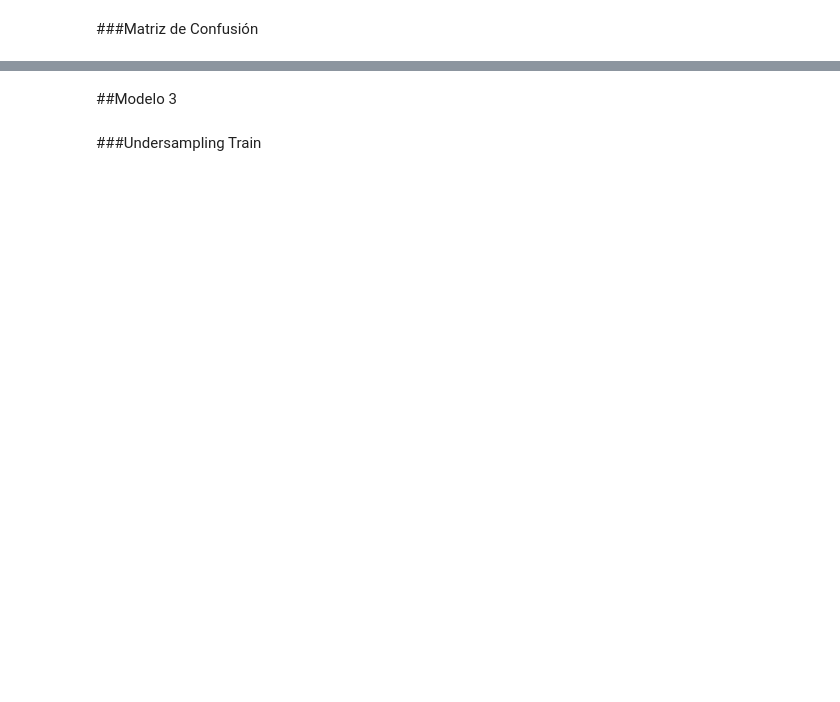
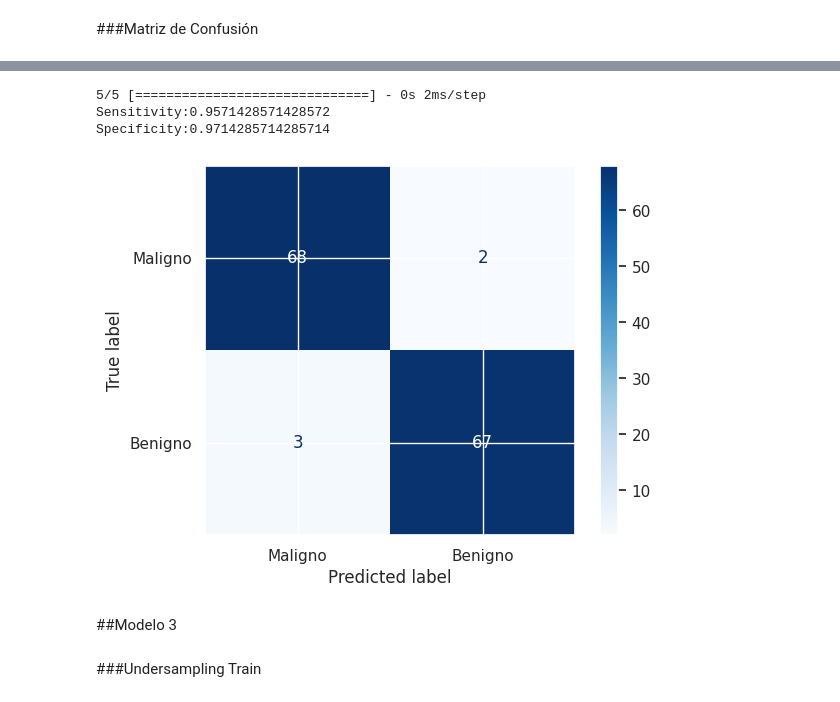
Before and after one commit to Daniel-1A/ProyectoSP1-BreastClasification, a Jupyter notebook: Proyecto_1.ipynb, the cells around one changed output, grey strips where cells are left out. Drawn from its saved outputs; the diff is of its cells as text; code cells hidden in the pictures; blank space fills up the shorter version.

```diff
--- a/Proyecto_1.ipynb
+++ b/Proyecto_1.ipynb
@@ -572,7 +587,7 @@ test_target2 = oversampled_test[dependent_variables]
 ###Modelo
 # %%
 # Lets build the model. NOTE: this is the construction of the architecture of the model!
-normal_model = tf.keras.models.Sequential([
+normal_model2 = tf.keras.models.Sequential([
   tf.keras.layers.InputLayer(input_shape=(len(independent_variables))),
   tf.keras.layers.Dense(units=16, activation='relu'),
   tf.keras.layers.Dense(units=16, activation='relu'),
@@ -580,10 +595,10 @@ normal_model = tf.keras.models.Sequential([
   ])
 
 # Now lets compile the model. NOTE: These are the finishing touches before having a fully functional model
-normal_model.compile(loss=tf.keras.losses.BinaryCrossentropy(), optimizer='adam', metrics=['accuracy'])
+normal_model2.compile(loss=tf.keras.losses.BinaryCrossentropy(), optimizer='adam', metrics=['accuracy'])
 
 # Now lets train the model!
-normal_model.fit(train_set2,
+normal_model2.fit(train_set2,
           train_target2,
           epochs=20,
           batch_size = 50,
@@ -636,3 +636,27 @@ plt.show()
+# %%
+y_pred2 = normal_model2.predict(test_set2)
+y_pred_classes2 = (y_pred2 > 0.5).astype("int32")
+y_correct2 = test_target2['diagnosis']
+
+target_names = ['Maligno', 'Benigno']
+labels_names = [0,1]
+
+# Confusion matrix
+cm2 = sklearn.metrics.confusion_matrix(y_correct2, y_pred_classes2, labels=labels_names)
+vis2 = sklearn.metrics.ConfusionMatrixDisplay(cm2, display_labels=target_names)
+vis2.plot(cmap=plt.cm.Blues,values_format='g')
+
+tn, fp, fn, tp = cm2.ravel()
+sensitivity = tp / (tp + fn)
+specificity = tn / (tn + fp)
+
+print("Sensitivity:"+ str(sensitivity))
+print("Specificity:" + str(specificity))
+# %% [output]
+5/5 [==============================] - 0s 2ms/step
+Sensitivity:0.9571428571428572
+Specificity:0.9714285714285714
+[figure, added]
 # %% [markdown]
 ##Modelo 3
 # %% [markdown]
```
Also changed, not shown: parts of 26 cells of this notebook.
